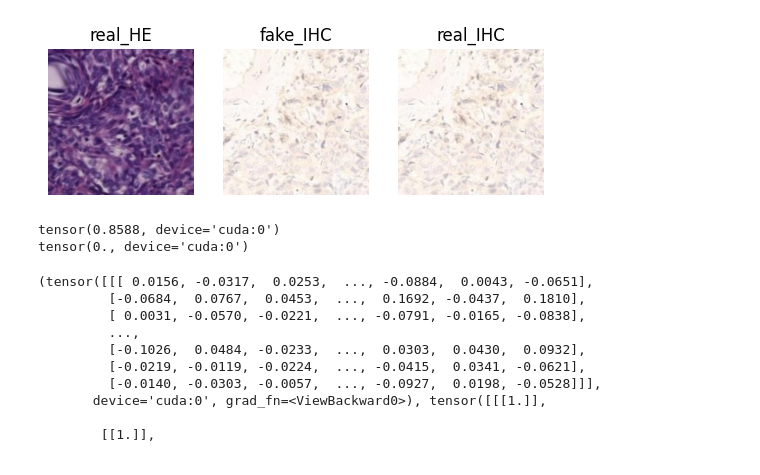
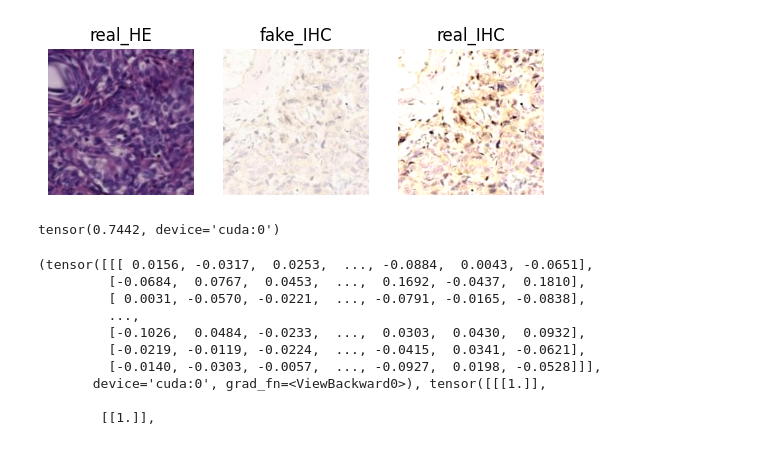
Before and after one commit to Philipp-Ro/torch_stain_transfer, a Jupyter notebook: code/test.ipynb, the cells around one changed output. Saved outputs shown, nothing was run; the diff lists cells and outputs as text; code cells hidden in the pictures.

```diff
--- a/code/test.ipynb
+++ b/code/test.ipynb
@@ -5,6 +5,7 @@ import loader
 import utils
 from torch.utils.data import DataLoader
 import torch
+import torchvision
 # --------------------------- load Parameters from config ----------------------------------
 config_path = os.path.join(Path.cwd(),'models\\VisionTransformer\\config.yaml')
 params = utils.get_config_from_yaml(config_path)
@@ -30,17 +31,18 @@ train_data_loader = DataLoader(train_data, batch_size=1, shuffle=False)
 
 
 real_HE, real_IHC,img_name = next(iter(train_data_loader))
+contrast_IHC = torchvision.transforms.functional.adjust_contrast(real_IHC,3)
 # %%
 
-utils.plot_img_set(real_HE, real_IHC, real_IHC, 3,params,img_name,'train',1)
+utils.plot_img_set(real_HE, real_IHC, contrast_IHC, 3,params,img_name,'train',1)
 # %% [output]
-[figure, old version]
+[figure, new version]
-# %%
-print(real_HE.max())
-print(real_HE.min())
-# %% [output]
-tensor(0.8588, device='cuda:0')
-tensor(0., device='cuda:0')
+# %%
+from torchmetrics import StructuralSimilarityIndexMeasure
+ssim = StructuralSimilarityIndexMeasure(data_range=1.0).to(params['device'])
+print(ssim(contrast_IHC, real_IHC))
+# %% [output]
+tensor(0.7442, device='cuda:0')
 # %%
 from torch import nn
 class MSA(nn.Module):
```
Also changed, not shown: 11 other files.
